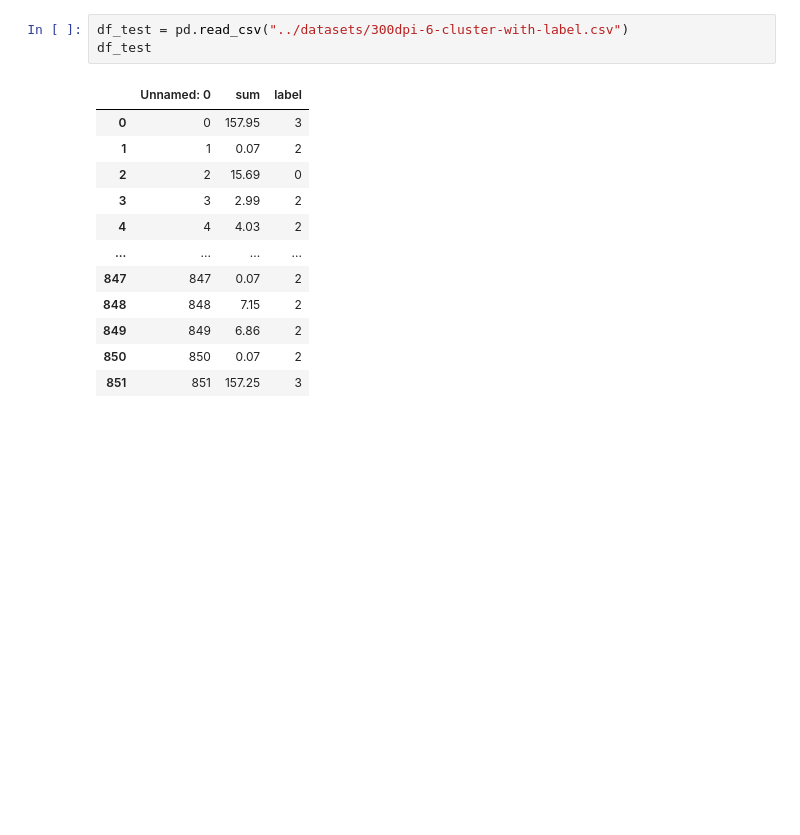
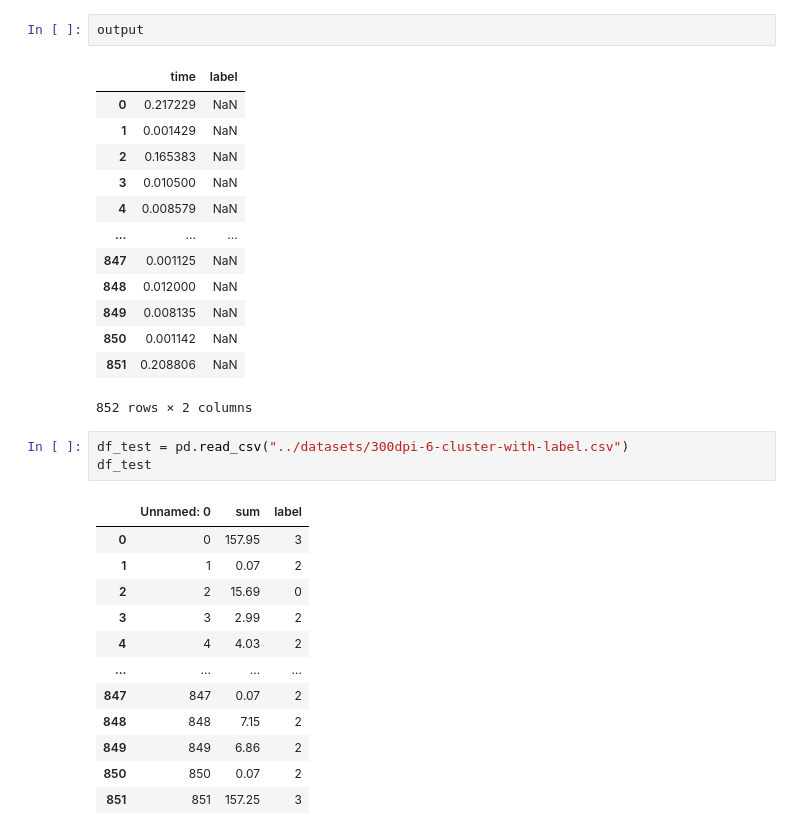
Before and after one commit to rasyidev/print-cost, a Jupyter notebook: notebook/Untitled.ipynb, the cells around one changed output. Drawn from its saved outputs; the diff is of its cells as text; blank space fills up the shorter version.

```diff
--- a/notebook/Untitled.ipynb
+++ b/notebook/Untitled.ipynb
@@ -236,3 +237,19 @@ import pandas as pd
+# %%
+output
+# %% [output]
+|  | time | label |
+| 0 | 0.217229 | NaN |
+| 1 | 0.001429 | NaN |
+| 2 | 0.165383 | NaN |
+| 3 | 0.010500 | NaN |
+| 4 | 0.008579 | NaN |
+| ... | ... | ... |
+| 847 | 0.001125 | NaN |
+| 848 | 0.012000 | NaN |
+| 849 | 0.008135 | NaN |
+| 850 | 0.001142 | NaN |
+| 851 | 0.208806 | NaN |
+852 rows × 2 columns
 # %%
 df_test = pd.read_csv("../datasets/300dpi-6-cluster-with-label.csv")
 df_test
```
Also changed, not shown: parts of 8 cells of this notebook, 1 other file.
